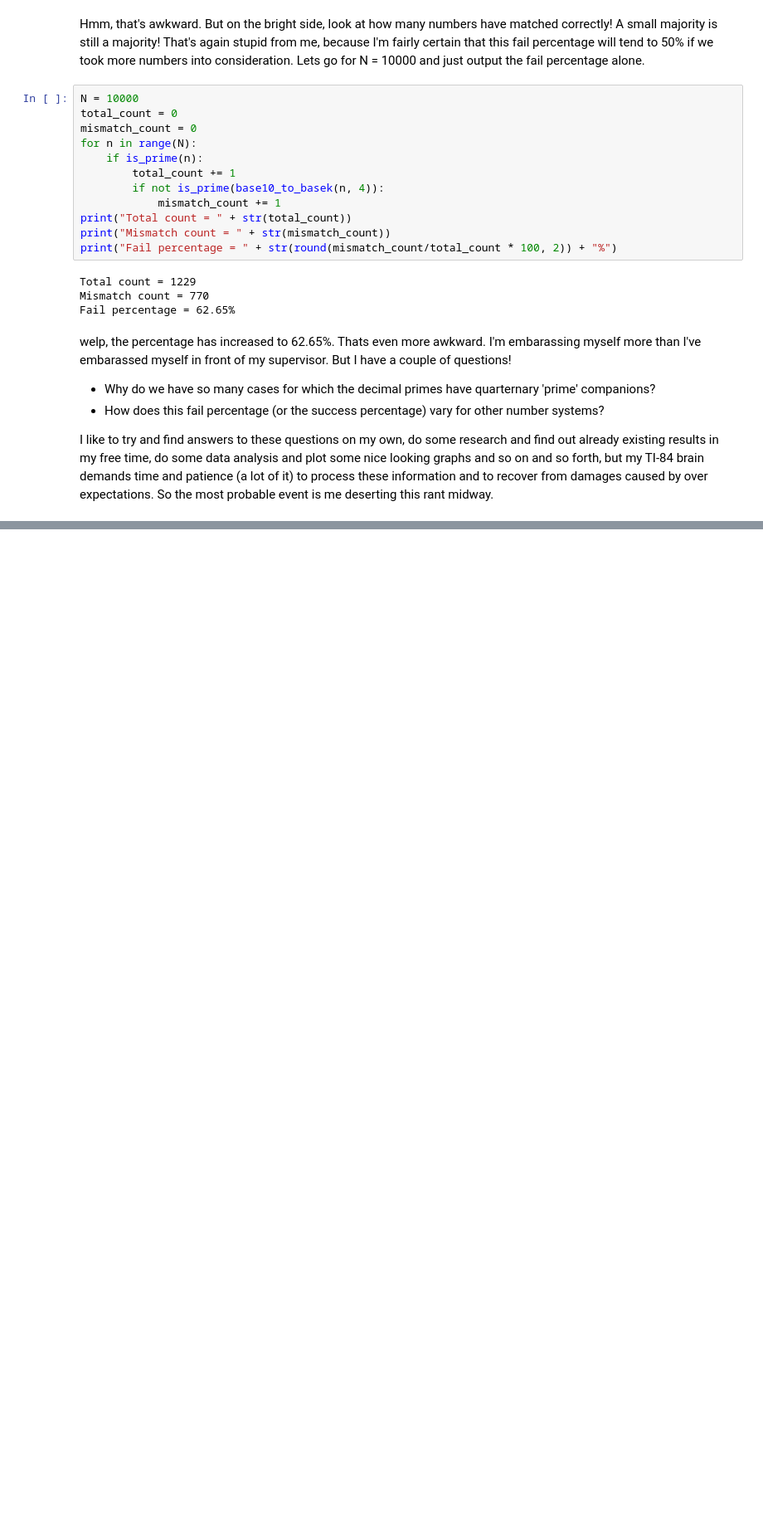
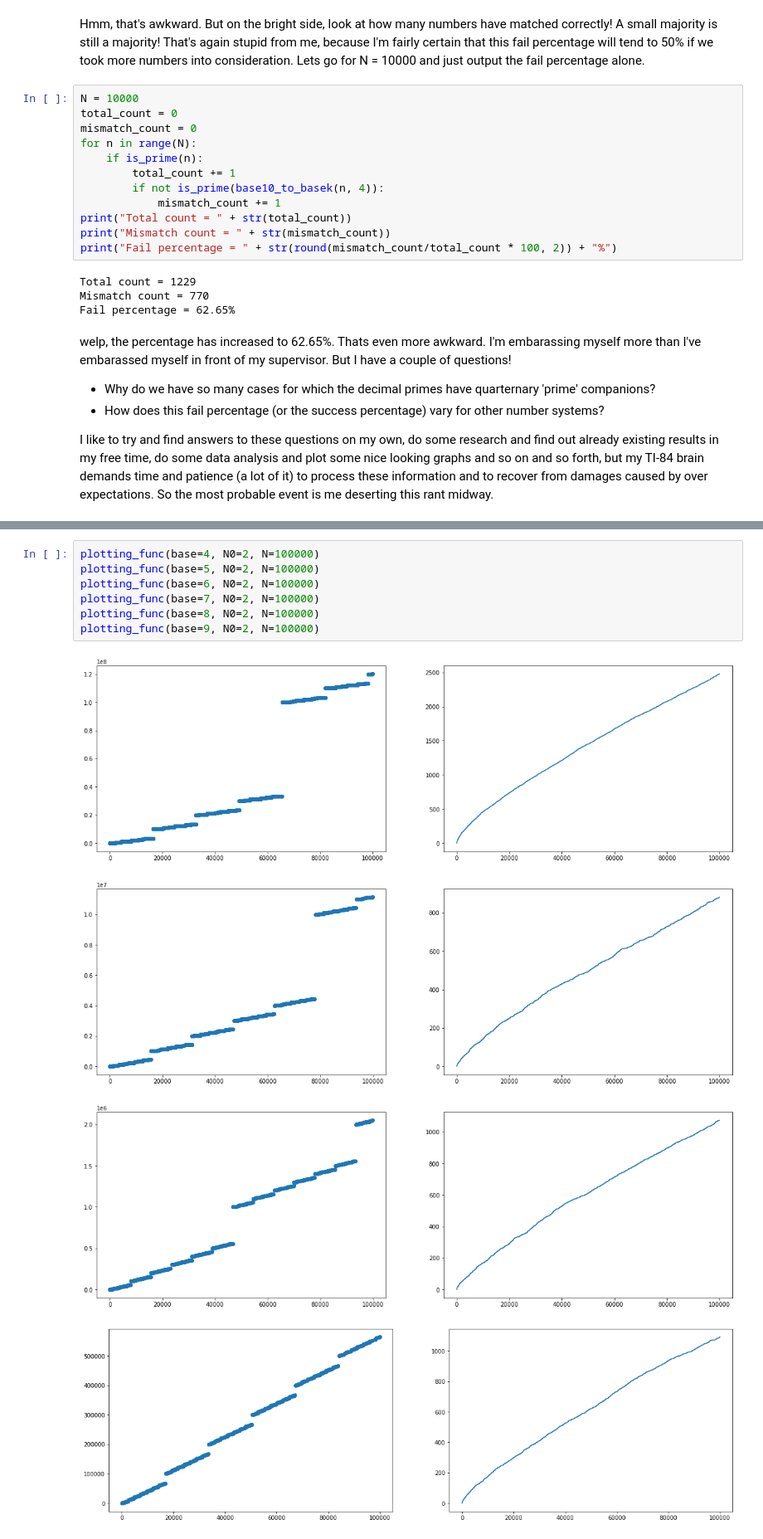
Before and after one commit to VivekThazhathattil/blah, a Jupyter notebook: rant_prime_number_fail.ipynb, the cells around one changed output, grey strips where cells are left out. Shown at 83% size. Drawn from its saved outputs; the diff is of its cells as text; blank space fills up the shorter version.

```diff
--- a/rant_prime_number_fail.ipynb
+++ b/rant_prime_number_fail.ipynb
@@ -122,0 +177,12 @@ I like to try and find answers to these questions on my own, do some research an
+# %%
+plotting_func(base=4, N0=2, N=100000)
+plotting_func(base=5, N0=2, N=100000)
+plotting_func(base=6, N0=2, N=100000)
+plotting_func(base=7, N0=2, N=100000)
+plotting_func(base=8, N0=2, N=100000)
+plotting_func(base=9, N0=2, N=100000)
+# %% [output]
+[figure, added]
+[figure, added]
+[figure, added]
+[figure, added]
```
Also changed, not shown: parts of 7 cells of this notebook.
